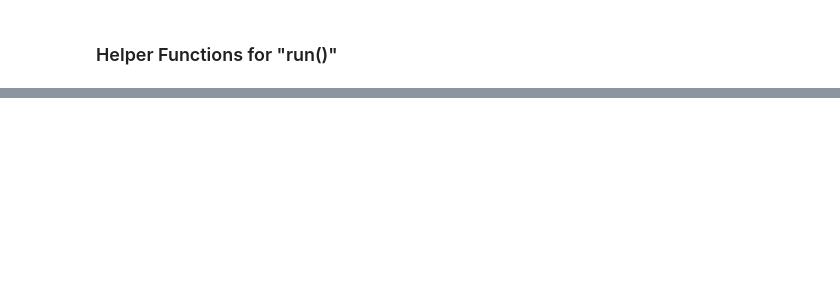
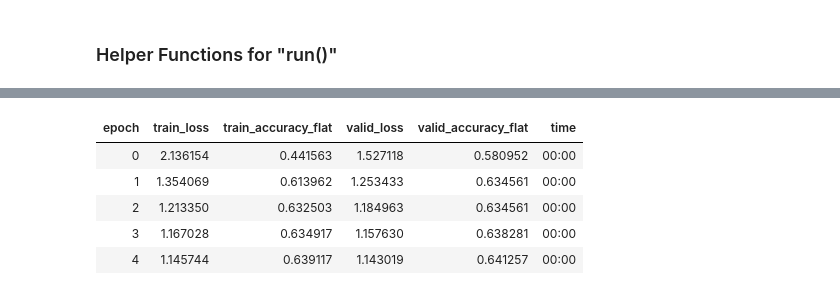
Before and after one commit to joLahann/fastpm, a Jupyter notebook: nbs/13_fastpm_control_flow_prediction_comparison.ipynb, the cells around one changed output, grey strips where cells are left out. Saved outputs shown, nothing was run; the diff lists cells and outputs as text; code cells hidden in the pictures; blank space fills up the shorter version.

```diff
--- a/nbs/13_fastpm_control_flow_prediction_comparison.ipynb
+++ b/nbs/13_fastpm_control_flow_prediction_comparison.ipynb
@@ -282,0 +477,9 @@ class ProcessPrediction:
+# %%
+basicLearner = Basic1(training_params, vocab).trainbasic(data)
+# %% [output]
+| epoch | train_loss | train_accuracy_flat | valid_loss | valid_accuracy_flat | time |
+| 0 | 2.136154 | 0.441563 | 1.527118 | 0.580952 | 00:00 |
+| 1 | 1.354069 | 0.613962 | 1.253433 | 0.634561 | 00:00 |
+| 2 | 1.213350 | 0.632503 | 1.184963 | 0.634561 | 00:00 |
+| 3 | 1.167028 | 0.634917 | 1.157630 | 0.638281 | 00:00 |
+| 4 | 1.145744 | 0.639117 | 1.143019 | 0.641257 | 00:00 |
```
Also changed, not shown: parts of 22 cells of this notebook, 5 other files.
